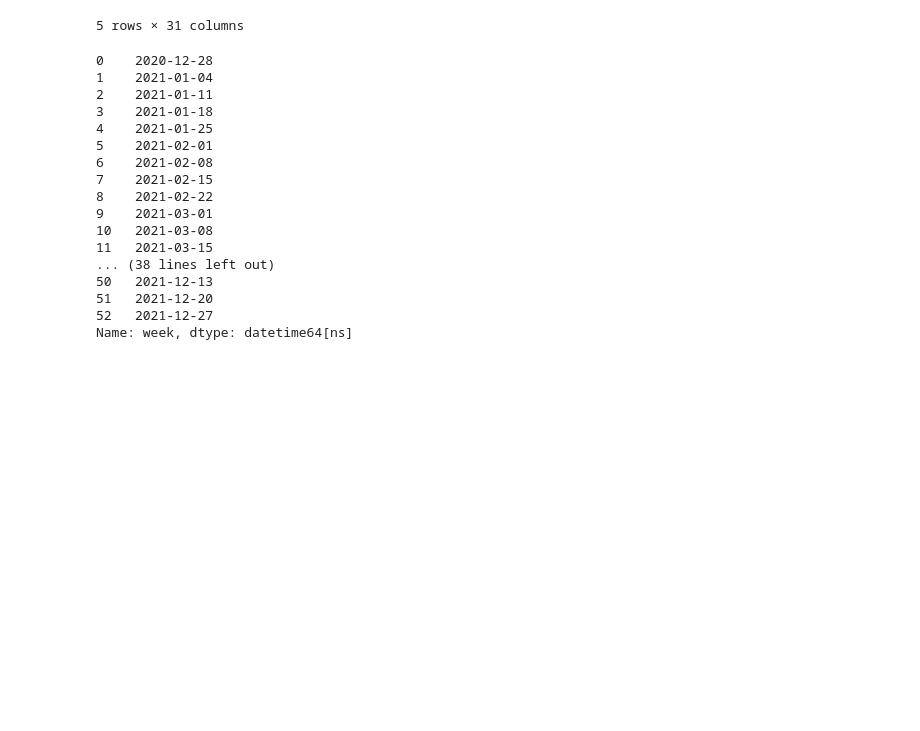
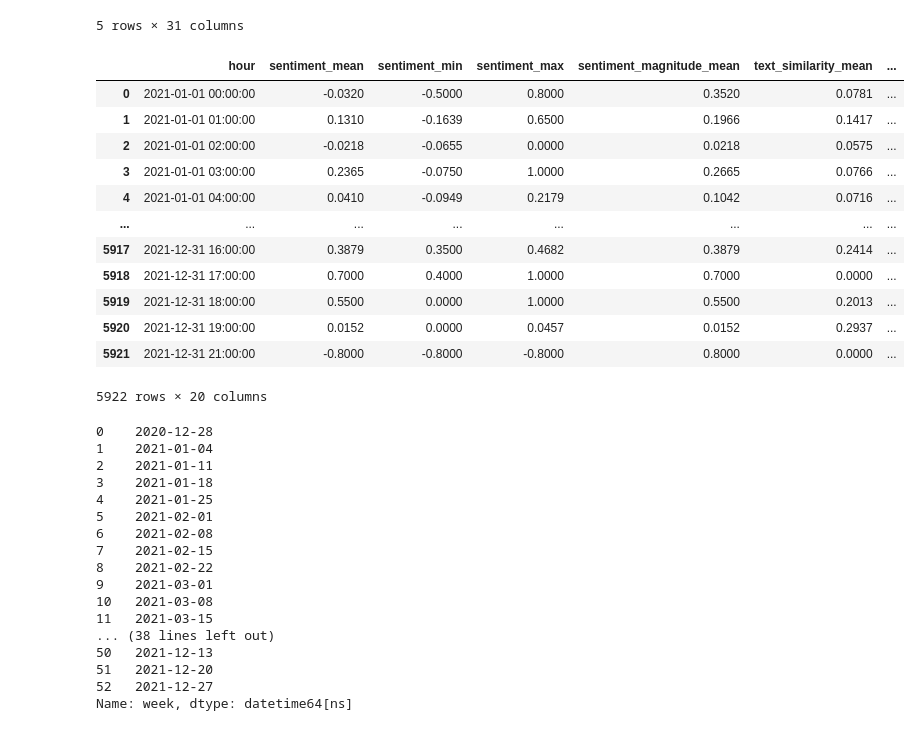
Before and after one commit to krishna-das-m/ManipDetect, a Jupyter notebook: research/notebooks/data_preprocessing_authors.ipynb, the cells around one changed output. Saved outputs shown, nothing was run; the diff lists cells and outputs as text; code cells hidden in the pictures; blank space fills up the shorter version.

```diff
--- a/research/notebooks/data_preprocessing_authors.ipynb
+++ b/research/notebooks/data_preprocessing_authors.ipynb
@@ -24,8 +24,9 @@ from textblob import TextBlob
 from pathlib import Path
 Root = Path('.').absolute().parent
 SCRIPTS = Root / r'scripts'
+DATA = Root/ r'C:\Users\Admin\Projects\ML Projects\ManipDetect\data'
 # SCRIPTS = Root / r'C:\Users\Admin\Projects\ML Projects\ManipDetect\research\scripts'
-DATA = Root/ r'C:\Users\krishnadas\Projects\ML Projects\ManipDetect\data'
+# DATA = Root/ r'C:\Users\krishnadas\Projects\ML Projects\ManipDetect\data'
 # %%
 df = pd.read_csv(DATA / 'submissions_reddit.csv.zip', compression='zip')
 df.head()
@@ -525,3 +554,19 @@ X_weekly, y_weekly, feature_cols_weekly = prepare_lstm_sequences(weekly_labeled,
+# %%
+hourly_labeled
+# %% [output]
+|  | hour | sentiment_mean | sentiment_min | sentiment_max | sentiment_magnitude_mean | text_similarity_mean | ... |
+| 0 | 2021-01-01 00:00:00 | -0.0320 | -0.5000 | 0.8000 | 0.3520 | 0.0781 | ... |
+| 1 | 2021-01-01 01:00:00 | 0.1310 | -0.1639 | 0.6500 | 0.1966 | 0.1417 | ... |
+| 2 | 2021-01-01 02:00:00 | -0.0218 | -0.0655 | 0.0000 | 0.0218 | 0.0575 | ... |
+| 3 | 2021-01-01 03:00:00 | 0.2365 | -0.0750 | 1.0000 | 0.2665 | 0.0766 | ... |
+| 4 | 2021-01-01 04:00:00 | 0.0410 | -0.0949 | 0.2179 | 0.1042 | 0.0716 | ... |
+| ... | ... | ... | ... | ... | ... | ... | ... |
+| 5917 | 2021-12-31 16:00:00 | 0.3879 | 0.3500 | 0.4682 | 0.3879 | 0.2414 | ... |
+| 5918 | 2021-12-31 17:00:00 | 0.7000 | 0.4000 | 1.0000 | 0.7000 | 0.0000 | ... |
+| 5919 | 2021-12-31 18:00:00 | 0.5500 | 0.0000 | 1.0000 | 0.5500 | 0.2013 | ... |
+| 5920 | 2021-12-31 19:00:00 | 0.0152 | 0.0000 | 0.0457 | 0.0152 | 0.2937 | ... |
+| 5921 | 2021-12-31 21:00:00 | -0.8000 | -0.8000 | -0.8000 | 0.8000 | 0.0000 | ... |
+5922 rows × 20 columns
 # %%
 weekly_features['week']
 # %% [output]
```
Also changed, not shown: parts of 3 cells of this notebook, 8 other files.
